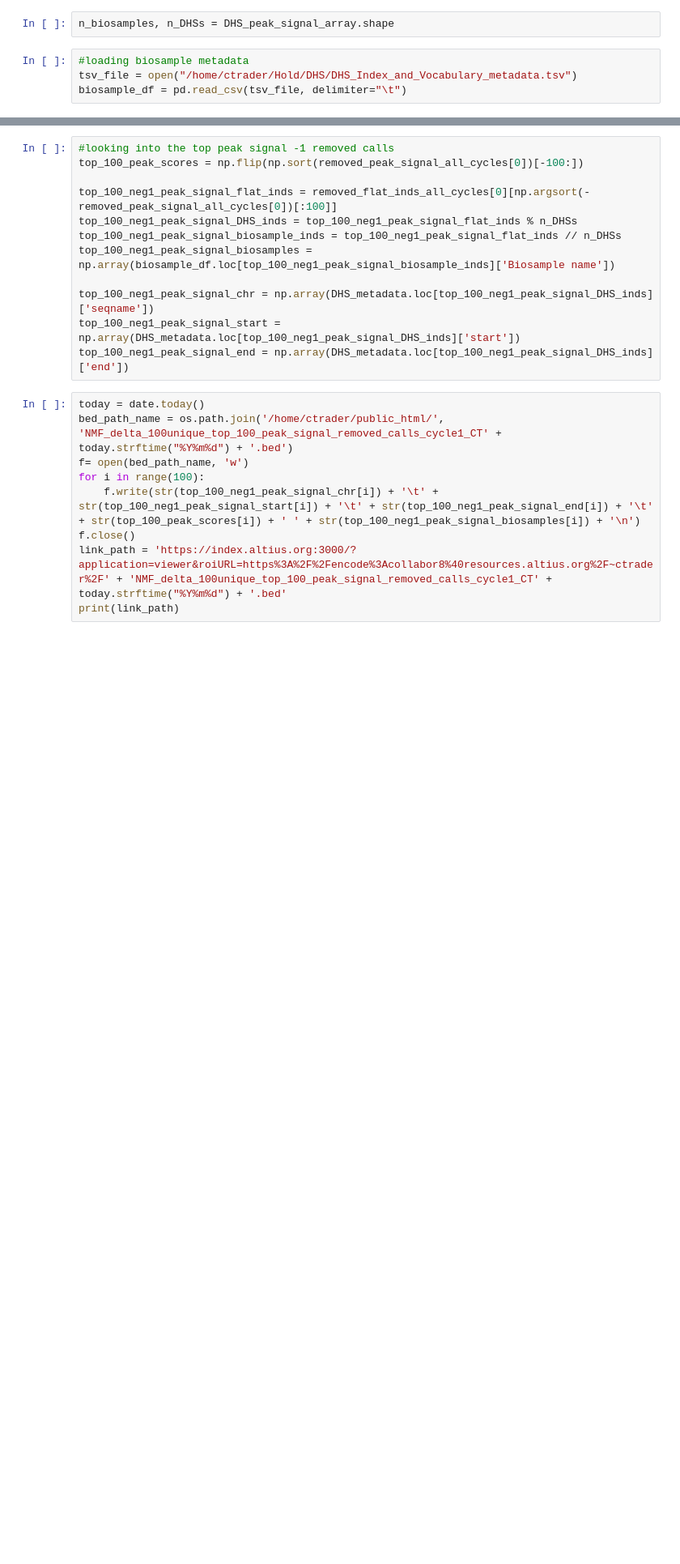
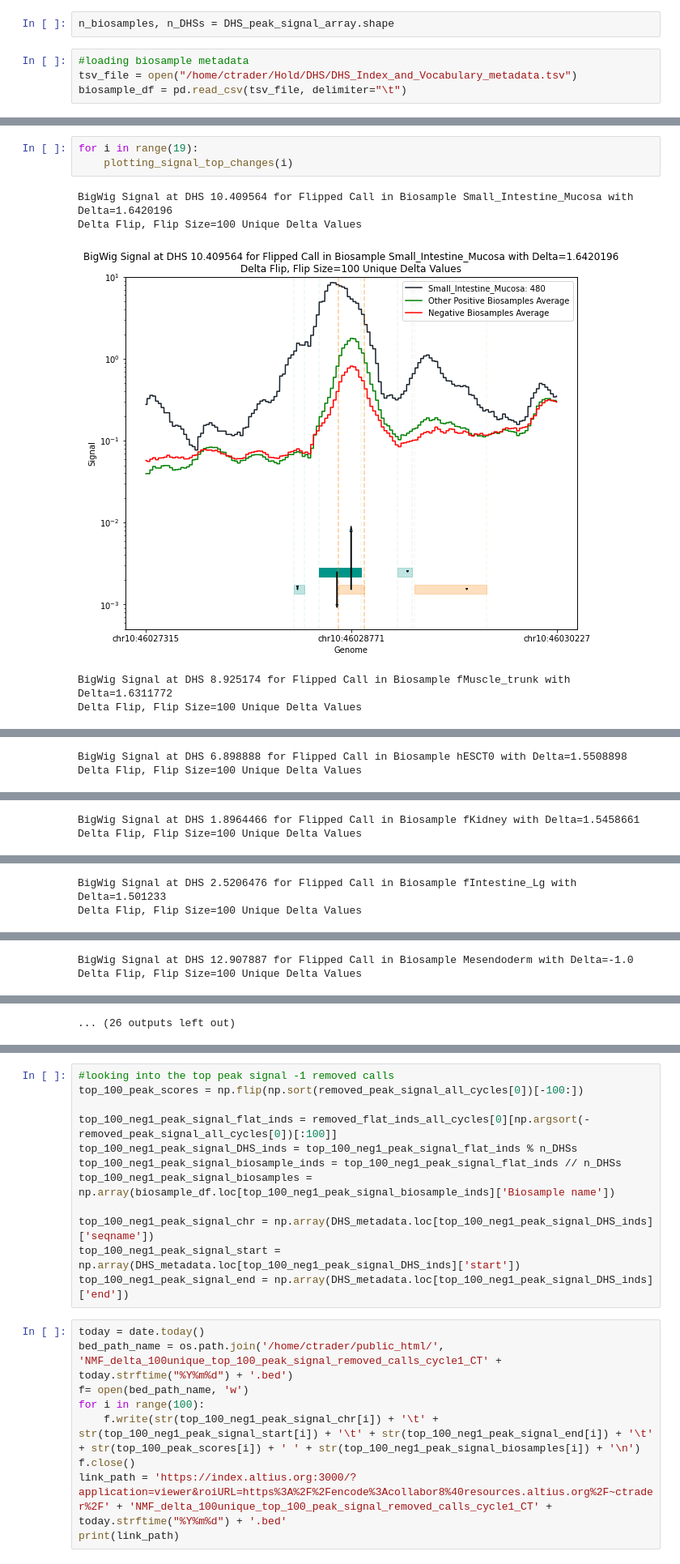
Before and after one commit to meuleman/gilbertAPI, a Jupyter notebook: recommendersystems/NMF/DHS/quality_of_NMF_fill_in_individual_call_signal_profile_examples_100unique_per_cycle.ipynb, the cells around one changed output, grey strips where cells are left out. Shown at 81% size. Drawn from its saved outputs; the diff is of its cells as text; blank space fills up the shorter version.

Commit message:
new peak signal plots

```diff
--- a/recommendersystems/NMF/DHS/quality_of_NMF_fill_in_individual_call_signal_profile_examples_100unique_per_cycle.ipynb
+++ b/recommendersystems/NMF/DHS/quality_of_NMF_fill_in_individual_call_signal_profile_examples_100unique_per_cycle.ipynb
@@ -55,0 +128,9 @@ biosample_df = pd.read_csv(tsv_file, delimiter="\t")
+# %%
+for i in range(19):
+    plotting_signal_top_changes(i)
+# %% [output]
+BigWig Signal at DHS 10.409564 for Flipped Call in Biosample Small_Intestine_Mucosa with Delta=1.6420196
+Delta Flip, Flip Size=100 Unique Delta Values
+[figure, added]
+BigWig Signal at DHS 8.925174 for Flipped Call in Biosample fMuscle_trunk with Delta=1.6311772
+Delta Flip, Flip Size=100 Unique Delta Values
@@ -55,0 +138,2 @@ biosample_df = pd.read_csv(tsv_file, delimiter="\t")
+BigWig Signal at DHS 6.898888 for Flipped Call in Biosample hESCT0 with Delta=1.5508898
+Delta Flip, Flip Size=100 Unique Delta Values
@@ -55,0 +141,2 @@ biosample_df = pd.read_csv(tsv_file, delimiter="\t")
+BigWig Signal at DHS 1.8964466 for Flipped Call in Biosample fKidney with Delta=1.5458661
+Delta Flip, Flip Size=100 Unique Delta Values
@@ -55,0 +144,2 @@ biosample_df = pd.read_csv(tsv_file, delimiter="\t")
+BigWig Signal at DHS 2.5206476 for Flipped Call in Biosample fIntestine_Lg with Delta=1.501233
+Delta Flip, Flip Size=100 Unique Delta Values
@@ -55,0 +147,2 @@ biosample_df = pd.read_csv(tsv_file, delimiter="\t")
+BigWig Signal at DHS 12.907887 for Flipped Call in Biosample Mesendoderm with Delta=-1.0
+Delta Flip, Flip Size=100 Unique Delta Values
@@ -55,0 +150 @@ biosample_df = pd.read_csv(tsv_file, delimiter="\t")
+... (26 outputs left out)
```
Also changed, not shown: parts of 19 cells of this notebook.
